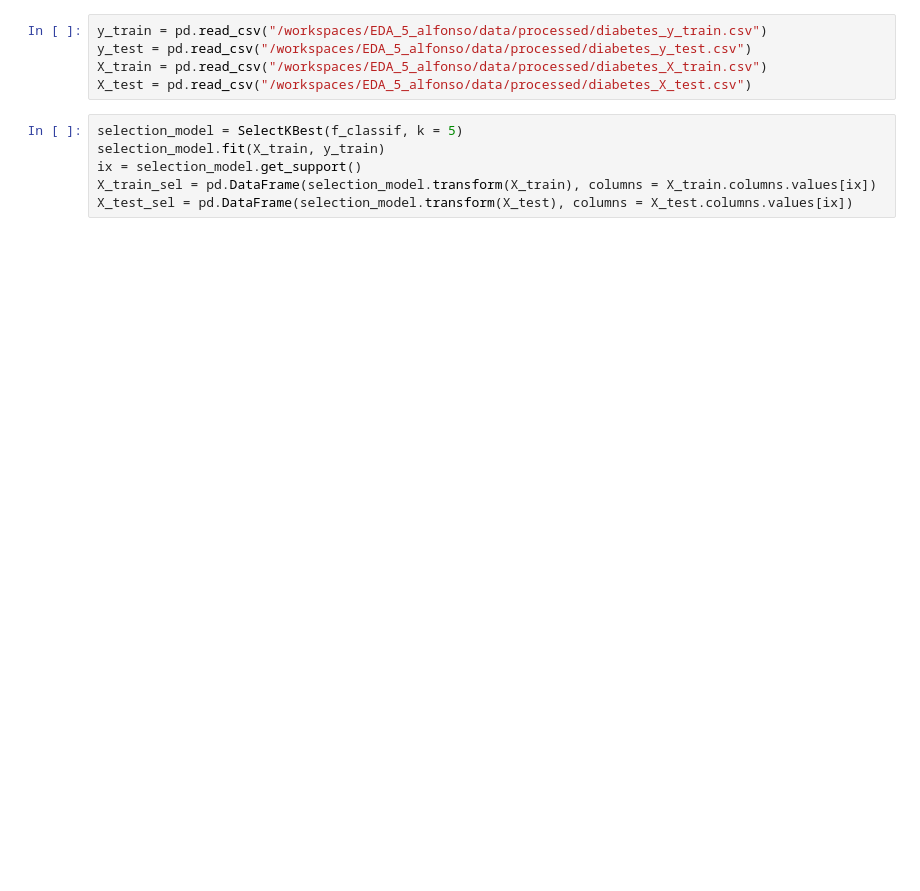
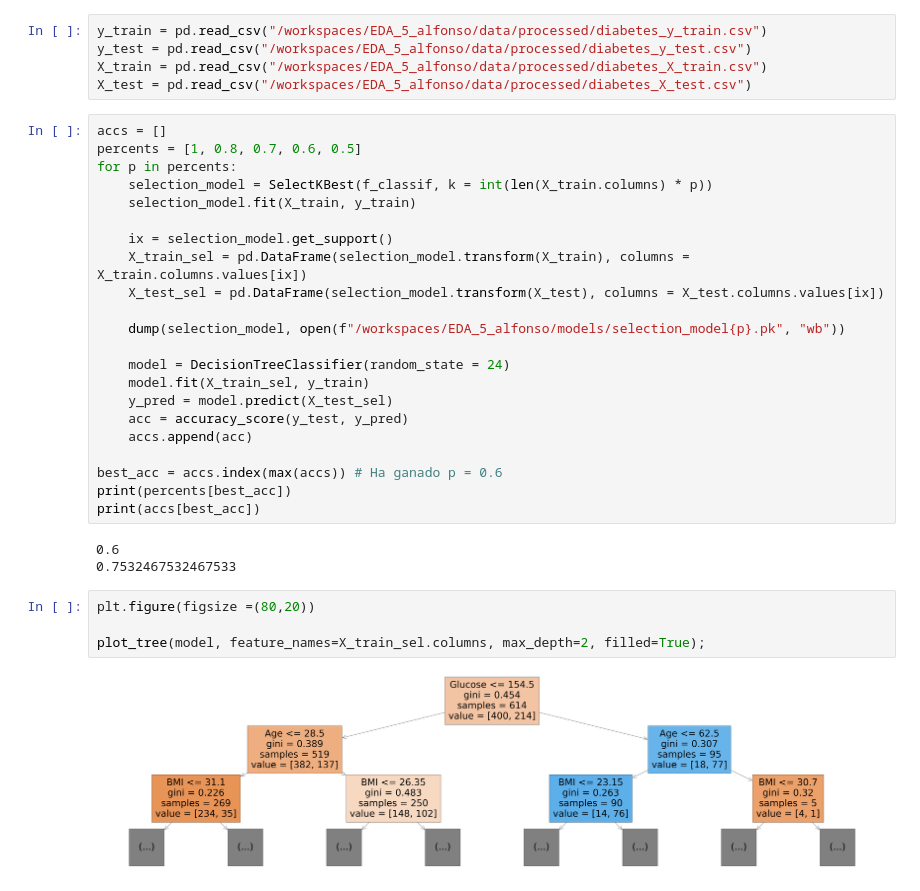
Before and after one commit to Alfonso-wav/EDA_5_alfonso_Random_Forest, a Jupyter notebook: src/4. ML_develop.ipynb, the cells around one changed output. Saved outputs shown, nothing was run; the diff lists cells and outputs as text; blank space fills up the shorter version.

```diff
--- a/src/4. ML_develop.ipynb
+++ b/src/4. ML_develop.ipynb
@@ -7,8 +12,33 @@ y_test = pd.read_csv("/workspaces/EDA_5_alfonso/data/processed/diabetes_y_test.c
 X_train = pd.read_csv("/workspaces/EDA_5_alfonso/data/processed/diabetes_X_train.csv")
 X_test = pd.read_csv("/workspaces/EDA_5_alfonso/data/processed/diabetes_X_test.csv")
 # %%
-selection_model = SelectKBest(f_classif, k = 5)
-selection_model.fit(X_train, y_train)
-ix = selection_model.get_support()
-X_train_sel = pd.DataFrame(selection_model.transform(X_train), columns = X_train.columns.values[ix])
-X_test_sel = pd.DataFrame(selection_model.transform(X_test), columns = X_test.columns.values[ix])
+accs = []
+percents = [1, 0.8, 0.7, 0.6, 0.5]
+for p in percents:
+    selection_model = SelectKBest(f_classif, k = int(len(X_train.columns) * p))
+    selection_model.fit(X_train, y_train)
+
+    ix = selection_model.get_support()
+    X_train_sel = pd.DataFrame(selection_model.transform(X_train), columns = X_train.columns.values[ix])
+    X_test_sel = pd.DataFrame(selection_model.transform(X_test), columns = X_test.columns.values[ix])
+
+    dump(selection_model, open(f"/workspaces/EDA_5_alfonso/models/selection_model{p}.pk", "wb"))
+
+    model = DecisionTreeClassifier(random_state = 24)
+    model.fit(X_train_sel, y_train)
+    y_pred = model.predict(X_test_sel)
+    acc = accuracy_score(y_test, y_pred)
+    accs.append(acc)
+
+best_acc = accs.index(max(accs)) # Ha ganado p = 0.6
+print(percents[best_acc])
+print(accs[best_acc])
+# %% [output]
+0.6
+0.7532467532467533
+# %%
+plt.figure(figsize =(80,20))
+
+plot_tree(model, feature_names=X_train_sel.columns, max_depth=2, filled=True);
+# %% [output]
+[figure, added]
```
Also changed, not shown: parts of 2 cells of this notebook, 8 other files.
